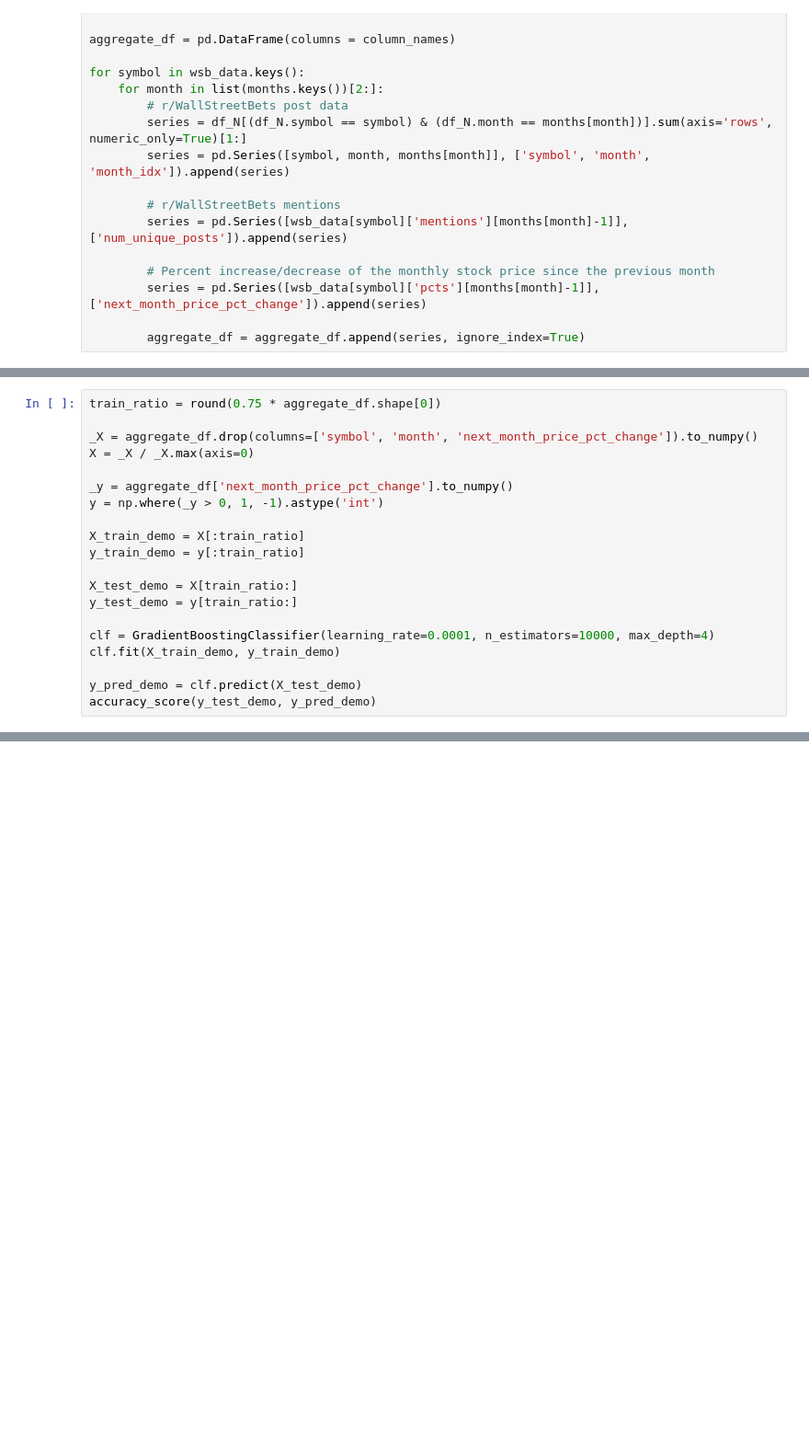
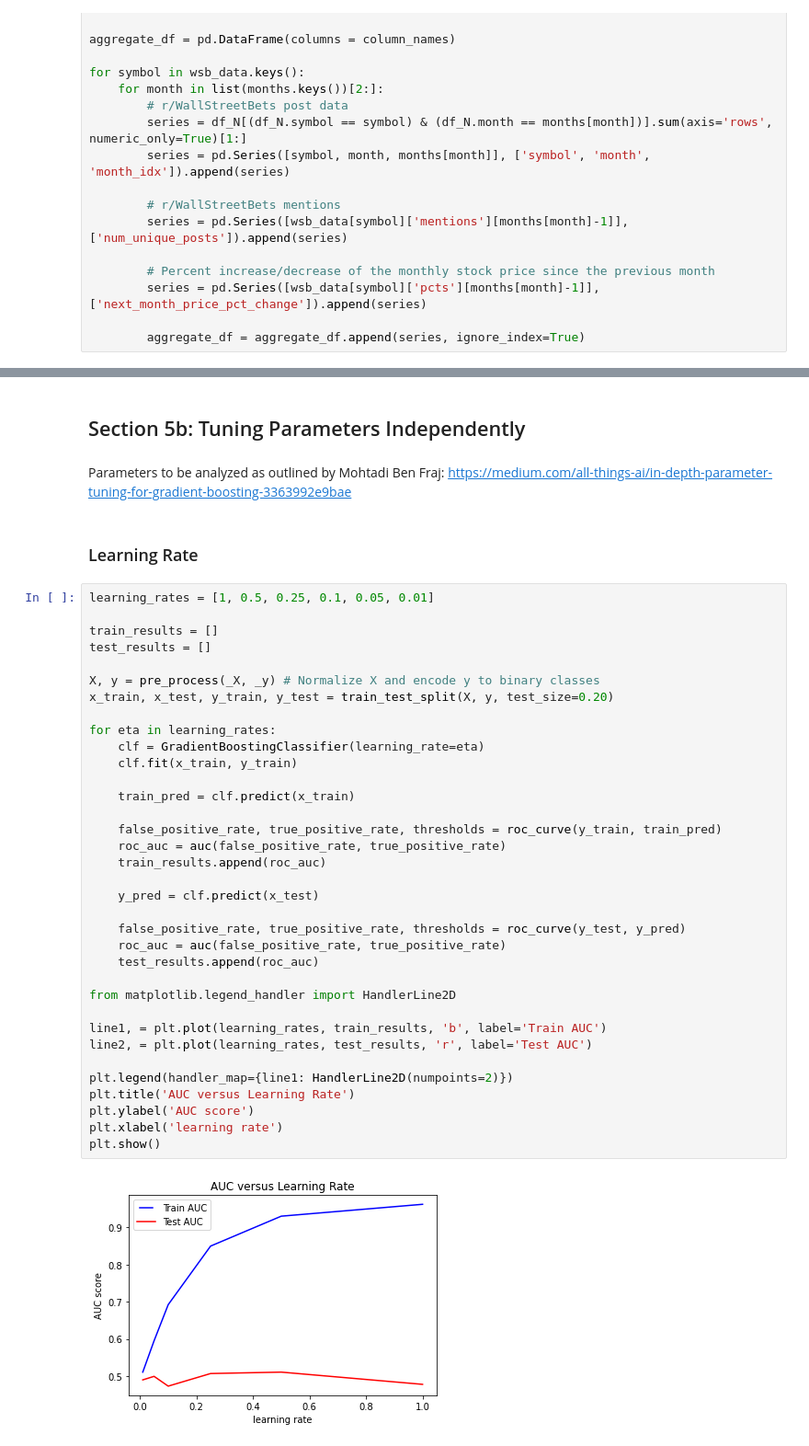
Before and after one commit to ChristopheBrown/sm-ml, a Jupyter notebook: reddit-sandbox.ipynb, the cells around one changed output, grey strips where cells are left out. Shown: that part at 92% size. Drawn from its saved outputs; the diff is of its cells as text; blank space fills up the shorter version.

```diff
--- a/reddit-sandbox.ipynb
+++ b/reddit-sandbox.ipynb
@@ -335,20 +339,0 @@ aggregate_df
-# %%
-train_ratio = round(0.75 * aggregate_df.shape[0])
-
-_X = aggregate_df.drop(columns=['symbol', 'month', 'next_month_price_pct_change']).to_numpy()
-X = _X / _X.max(axis=0)
-
-_y = aggregate_df['next_month_price_pct_change'].to_numpy()
-y = np.where(_y > 0, 1, -1).astype('int')
-
-X_train_demo = X[:train_ratio]
-y_train_demo = y[:train_ratio]
-
-X_test_demo = X[train_ratio:]
-y_test_demo = y[train_ratio:]
-
-clf = GradientBoostingClassifier(learning_rate=0.0001, n_estimators=10000, max_depth=4)
-clf.fit(X_train_demo, y_train_demo)
-
-y_pred_demo = clf.predict(X_test_demo)
-accuracy_score(y_test_demo, y_pred_demo)
@@ -454,0 +484,44 @@ Wall time: 2min 1s
+# %% [markdown]
+## Section 5b: Tuning Parameters Independently
+# %% [markdown]
+Parameters to be analyzed as outlined by Mohtadi Ben Fraj:
+https://medium.com/all-things-ai/in-depth-parameter-tuning-for-gradient-boosting-3363992e9bae
+# %% [markdown]
+### Learning Rate
+# %%
+learning_rates = [1, 0.5, 0.25, 0.1, 0.05, 0.01]
+
+train_results = []
+test_results = []
+
+X, y = pre_process(_X, _y) # Normalize X and encode y to binary classes
+x_train, x_test, y_train, y_test = train_test_split(X, y, test_size=0.20)
+
+for eta in learning_rates:
+    clf = GradientBoostingClassifier(learning_rate=eta)
+    clf.fit(x_train, y_train)
+
+    train_pred = clf.predict(x_train)
+
+    false_positive_rate, true_positive_rate, thresholds = roc_curve(y_train, train_pred)
+    roc_auc = auc(false_positive_rate, true_positive_rate)
+    train_results.append(roc_auc)
+
+    y_pred = clf.predict(x_test)
+
+    false_positive_rate, true_positive_rate, thresholds = roc_curve(y_test, y_pred)
+    roc_auc = auc(false_positive_rate, true_positive_rate)
+    test_results.append(roc_auc)
+
+from matplotlib.legend_handler import HandlerLine2D
+
+line1, = plt.plot(learning_rates, train_results, 'b', label='Train AUC')
+line2, = plt.plot(learning_rates, test_results, 'r', label='Test AUC')
+
+plt.legend(handler_map={line1: HandlerLine2D(numpoints=2)})
+plt.title('AUC versus Learning Rate')
+plt.ylabel('AUC score')
+plt.xlabel('learning rate')
+plt.show()
+# %% [output]
+[figure, added]
```
Also changed, not shown: parts of 35 cells of this notebook.
